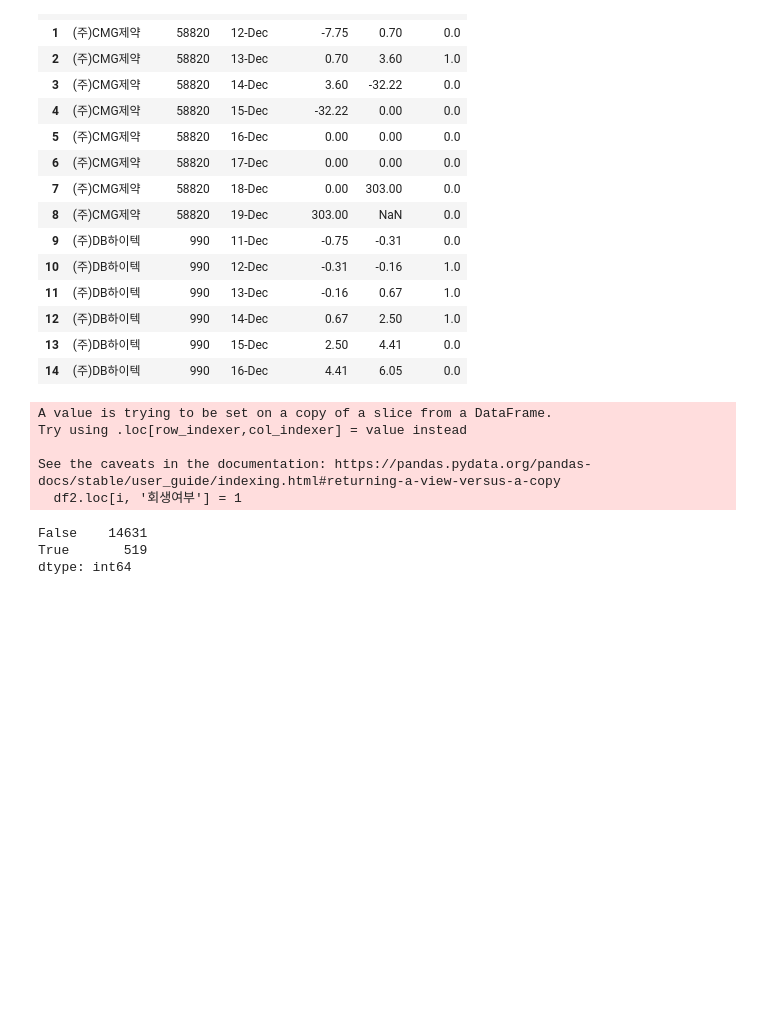
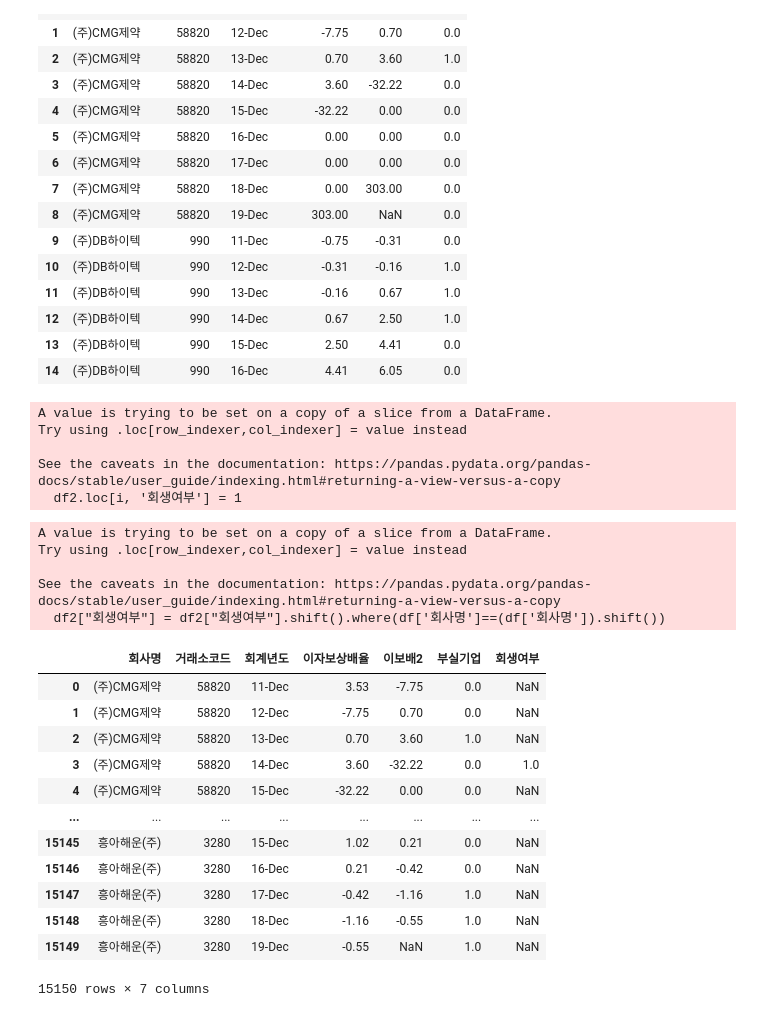
Before and after one commit to pelllzz/ubion4_project2, a Jupyter notebook: code/code_main/00_company_check.ipynb, the cells around one changed output. Saved outputs shown, nothing was run; the diff lists cells and outputs as text; code cells hidden in the pictures; blank space fills up the shorter version.

```diff
--- a/code/code_main/00_company_check.ipynb
+++ b/code/code_main/00_company_check.ipynb
@@ -2,7 +2,7 @@
 import pandas as pd
 import numpy as np
 # %%
-df = pd.read_csv("./checking2.csv", thousands=",", encoding="CP949")
+df = pd.read_csv("../checking2.csv", thousands=",", encoding="CP949")
 df.drop(columns=["Unnamed: 0", "count"], inplace=True)
 # %%
 df['부실기업'] = df['부실기업'].fillna(0)
@@ -97,7 +97,7 @@ df2.head(15)
 | 14 | (주)DB하이텍 | 990 | 16-Dec | 4.41 | 6.05 | 0.0 |
 # %%
 for i in range(0, len(df2)):
-    if df2.iloc[i]['이자보상배율'] < 1 and df2.iloc[i]['이보배2'] > 1:
+    if df2.iloc[i]['이자보상배율'] < 1 and df2.iloc[i]['이보배2'] > 1 and df2.iloc[i]['부실기업']==1:
         df2.loc[i, '회생여부'] = 1
 # %% [output]
 A value is trying to be set on a copy of a slice from a DataFrame.
@@ -105,4 +105,28 @@ Try using .loc[row_indexer,col_indexer] = value instead
 
 See the caveats in the documentation: https://pandas.pydata.org/pandas-docs/stable/user_guide/indexing.html#returning-a-view-versus-a-copy
   df2.loc[i, '회생여부'] = 1
+# %%
+df2["회생여부"] = df2["회생여부"].shift().where(df['회사명']==(df['회사명']).shift())
+# %% [output]
+A value is trying to be set on a copy of a slice from a DataFrame.
+Try using .loc[row_indexer,col_indexer] = value instead
+
+See the caveats in the documentation: https://pandas.pydata.org/pandas-docs/stable/user_guide/indexing.html#returning-a-view-versus-a-copy
+  df2["회생여부"] = df2["회생여부"].shift().where(df['회사명']==(df['회사명']).shift())
+# %%
+df2
+# %% [output]
+|  | 회사명 | 거래소코드 | 회계년도 | 이자보상배율 | 이보배2 | 부실기업 | 회생여부 |
+| 0 | (주)CMG제약 | 58820 | 11-Dec | 3.53 | -7.75 | 0.0 | NaN |
+| 1 | (주)CMG제약 | 58820 | 12-Dec | -7.75 | 0.70 | 0.0 | NaN |
+| 2 | (주)CMG제약 | 58820 | 13-Dec | 0.70 | 3.60 | 1.0 | NaN |
+| 3 | (주)CMG제약 | 58820 | 14-Dec | 3.60 | -32.22 | 0.0 | 1.0 |
+| 4 | (주)CMG제약 | 58820 | 15-Dec | -32.22 | 0.00 | 0.0 | NaN |
+| ... | ... | ... | ... | ... | ... | ... | ... |
+| 15145 | 흥아해운(주) | 3280 | 15-Dec | 1.02 | 0.21 | 0.0 | NaN |
+| 15146 | 흥아해운(주) | 3280 | 16-Dec | 0.21 | -0.42 | 0.0 | NaN |
+| 15147 | 흥아해운(주) | 3280 | 17-Dec | -0.42 | -1.16 | 1.0 | NaN |
+| 15148 | 흥아해운(주) | 3280 | 18-Dec | -1.16 | -0.55 | 1.0 | NaN |
+| 15149 | 흥아해운(주) | 3280 | 19-Dec | -0.55 | NaN | 1.0 | NaN |
+15150 rows × 7 columns
 # %%
@@ -110,6 +133,0 @@ df2.to_csv("checking4.csv", encoding="CP949")
-# %%
-(df2['회생여부']==df2['부실기업']).value_counts()
-# %% [output]
-False    14631
-True       519
-dtype: int64
```
Also changed, not shown: parts of 28 cells of this notebook, 18 other files.
